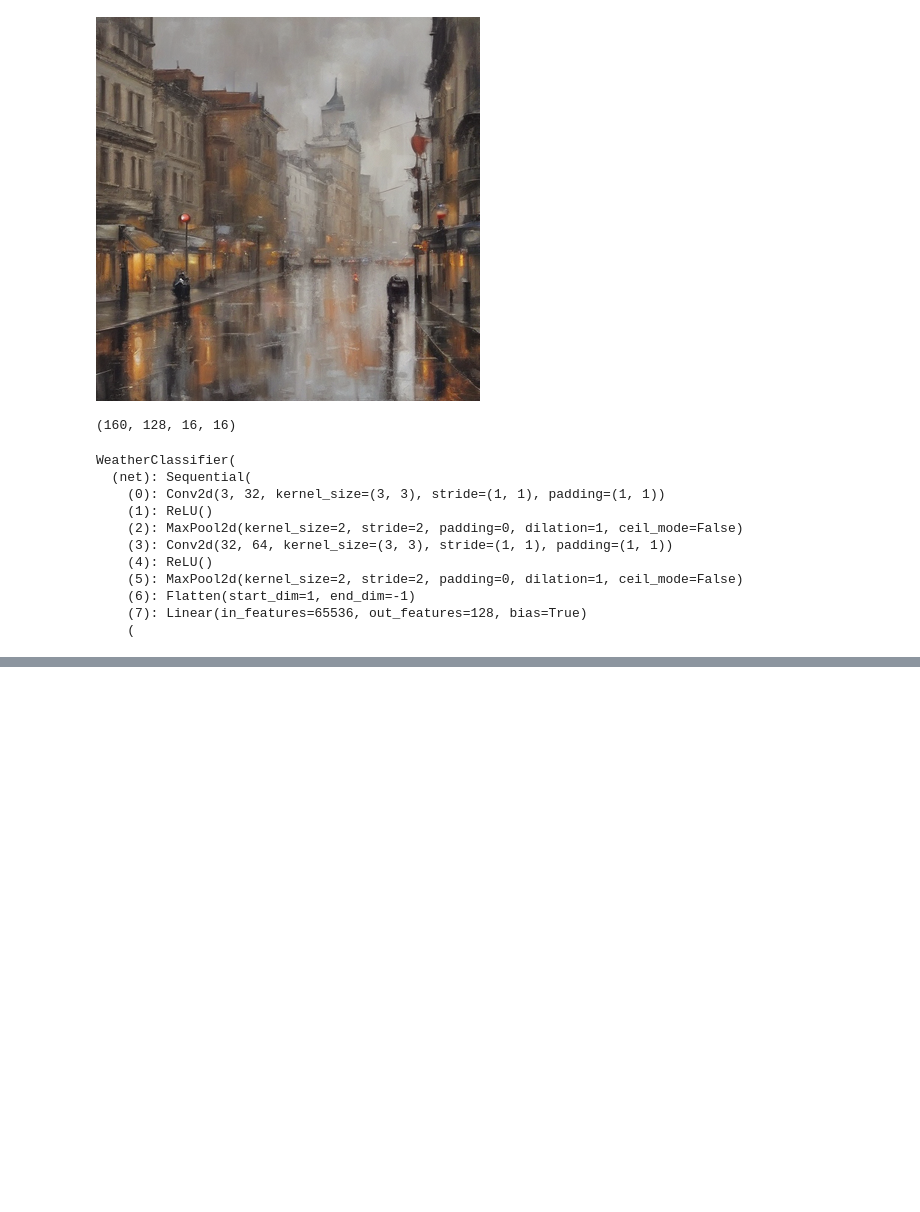
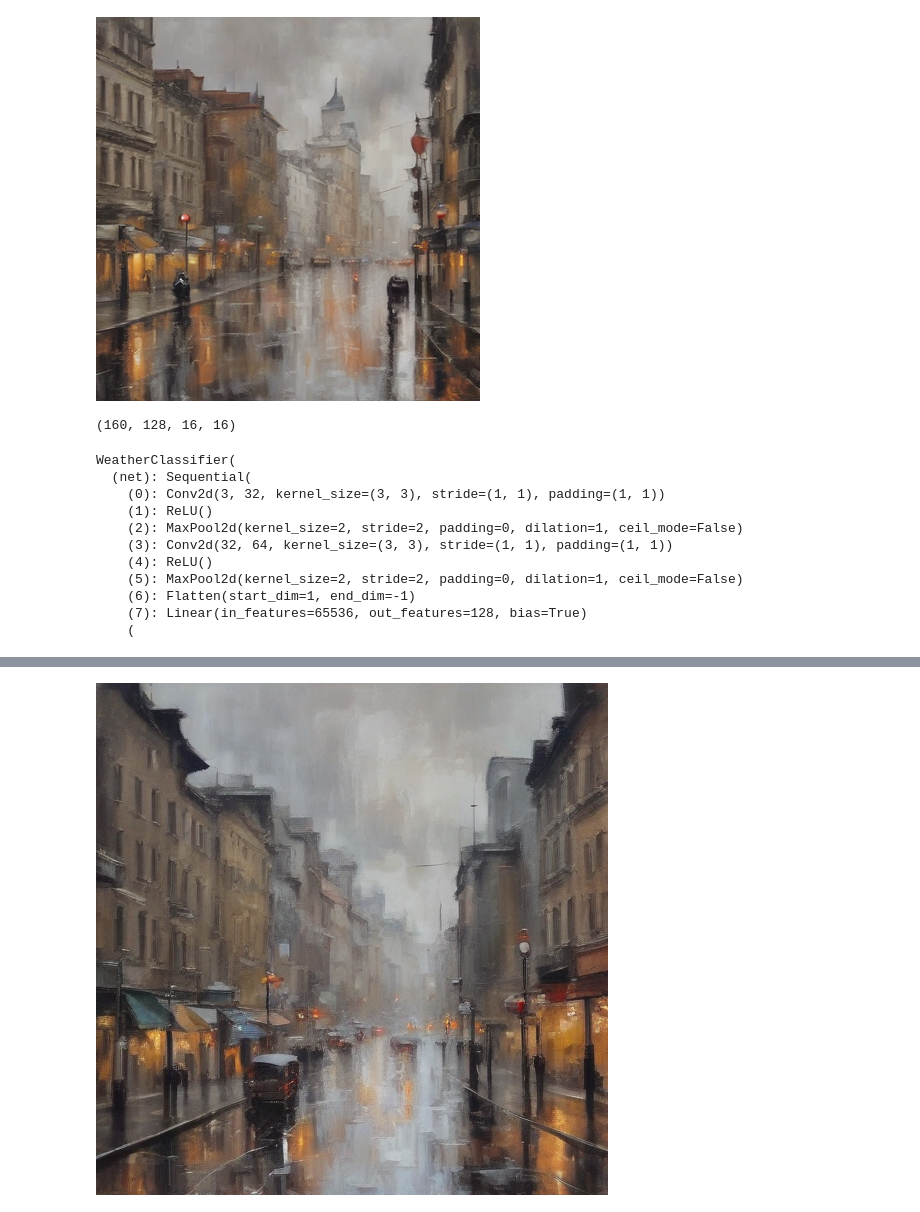
Before and after one commit to ClemouDouard/applied_ai_intro_task, a Jupyter notebook: notebook.ipynb, the cells around one changed output, grey strips where cells are left out. Drawn from its saved outputs; the diff is of its cells as text; code cells hidden in the pictures; blank space fills up the shorter version.

```diff
--- a/notebook.ipynb
+++ b/notebook.ipynb
@@ -186,0 +196,20 @@ plt.show()
+# %%
+art_to_idx = {"realistic": 0, "artistic": 1}
+
+class ArtDataset(Dataset):
+    def __init__(self, annotations_file, img_dir, transform=None):
+        self.img_labels = pd.read_csv(annotations_file)
+        self.img_dir = img_dir
+        self.transform = transform
+
+    def __len__(self):
+        return len(self.img_labels)
+
+    def __getitem__(self, idx):
+        img_path = os.path.join(self.img_dir, self.img_labels.iloc[idx, 0])
+        image = Image.open(img_path).convert("RGB")
+        label_name = self.img_labels.iloc[idx, 2]
+        label = art_to_idx[label_name]
+        if self.transform:
+            image = self.transform(image)
+        return image, label
@@ -186,0 +221,5 @@ plt.show()
+# %%
+image, label = second_dataset[3]
+image
+# %% [output]
+[figure, added]
```
Also changed, not shown: parts of 13 cells of this notebook.
